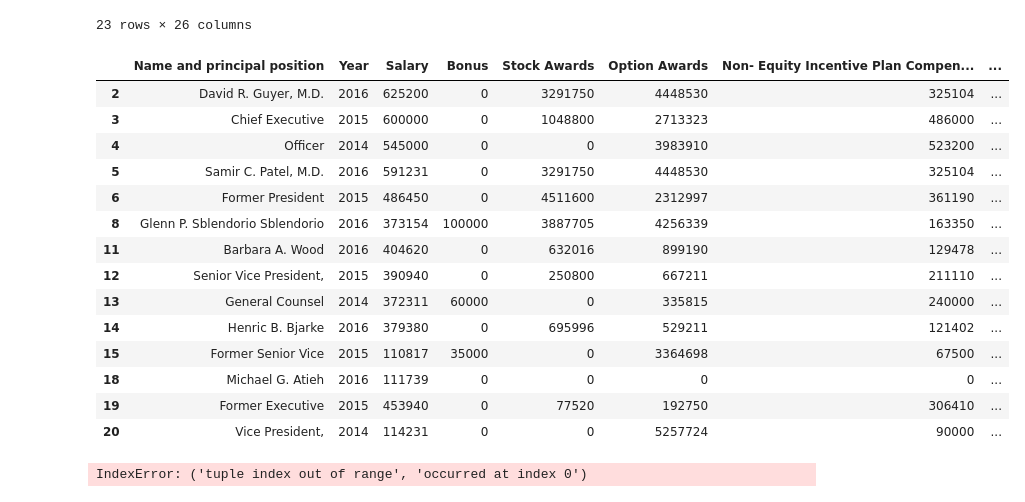
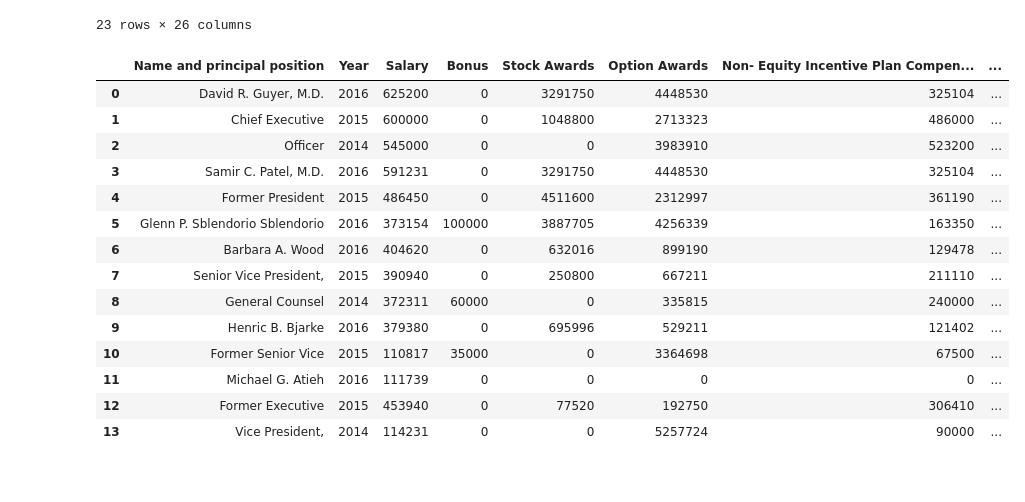
Before and after one commit to mooredj565/python_scripts, a Jupyter notebook: DEF14A Scraper.ipynb, the cells around one changed output. Cells and saved outputs as stored; diff of their text form; code cells hidden in the pictures.

```diff
--- a/DEF14A Scraper.ipynb
+++ b/DEF14A Scraper.ipynb
@@ -77,60 +82,56 @@ SCTo
 # %%
 #Table Formatting tests
 
-
+#initial format, take out nan rows/cols and squeeze nan left
 SCT = SCTo.apply(squeeze_nan_left, axis=1).dropna(axis = 0, how = 'all').dropna(axis = 1, how = 'all')
 
+#secondary format - fill dashes with 0s, remove symbols and parenthesis objects
 for i in range(0,SCT.shape[0]):
     for j in range(0,SCT.shape[1]):
         if type(SCT.iloc[i,j]) == str:
             if SCT.iloc[i,j] == "-" or SCT.iloc[i,j] == "—":
                 SCT.iloc[i,j] = 0
             elif '(' in SCT.iloc[i,j]:
                 tempstr = SCT.iloc[i,j].split("(")
                 tempstr2 = tempstr[0]
                 SCT.iloc[i,j] = tempstr2
             elif len(SCT.iloc[i,j]) < 2:
                 SCT.iloc[i,j] = np.nan
 
+#clean up again
 SCT = SCT.replace('', np.nan)
 SCT.iloc[:,0] = SCT.iloc[:,0].fillna(value = '')
 SCT = SCT.fillna(value = '')
 
+#correct for years that are bumped too far left
 for i in range(0,SCT.shape[0]):
     if SCT.iloc[i, SCT.shape[1]-1] == '':
         rightslip = ['',SCT.iloc[i]]
         rightslip = rightslip[:-1]
         SCT.iloc[i] = rightslip
 
+#clean up again
 SCT.replace('',np.nan,inplace = True)
 SCT = SCT.dropna()
 
+#update column names
 SCT = SCT.rename(columns=SCT.iloc[0]).drop(index = 1)
 
-#SCT.apply(filing_table_format)
-
-#SCT = SCT.stack()
-#type(SCT.iloc[3,4])
+SCT = SCT.reset_index(drop=True)
 SCT
 # %% [output]
 |  | Name and principal position | Year | Salary | Bonus | Stock Awards | Option Awards | Non- Equity Incentive Plan Compen... | ... |
-| 2 | David R. Guyer, M.D. | 2016 | 625200 | 0 | 3291750 | 4448530 | 325104 | ... |
-| 3 | Chief Executive | 2015 | 600000 | 0 | 1048800 | 2713323 | 486000 | ... |
-| 4 | Officer | 2014 | 545000 | 0 | 0 | 3983910 | 523200 | ... |
-| 5 | Samir C. Patel, M.D. | 2016 | 591231 | 0 | 3291750 | 4448530 | 325104 | ... |
-| 6 | Former President | 2015 | 486450 | 0 | 4511600 | 2312997 | 361190 | ... |
-| 8 | Glenn P. Sblendorio Sblendorio | 2016 | 373154 | 100000 | 3887705 | 4256339 | 163350 | ... |
-| 11 | Barbara A. Wood | 2016 | 404620 | 0 | 632016 | 899190 | 129478 | ... |
-| 12 | Senior Vice President, | 2015 | 390940 | 0 | 250800 | 667211 | 211110 | ... |
-| 13 | General Counsel | 2014 | 372311 | 60000 | 0 | 335815 | 240000 | ... |
-| 14 | Henric B. Bjarke | 2016 | 379380 | 0 | 695996 | 529211 | 121402 | ... |
-| 15 | Former Senior Vice | 2015 | 110817 | 35000 | 0 | 3364698 | 67500 | ... |
-| 18 | Michael G. Atieh | 2016 | 111739 | 0 | 0 | 0 | 0 | ... |
-| 19 | Former Executive | 2015 | 453940 | 0 | 77520 | 192750 | 306410 | ... |
-| 20 | Vice President, | 2014 | 114231 | 0 | 0 | 5257724 | 90000 | ... |
+| 0 | David R. Guyer, M.D. | 2016 | 625200 | 0 | 3291750 | 4448530 | 325104 | ... |
+| 1 | Chief Executive | 2015 | 600000 | 0 | 1048800 | 2713323 | 486000 | ... |
+| 2 | Officer | 2014 | 545000 | 0 | 0 | 3983910 | 523200 | ... |
+| 3 | Samir C. Patel, M.D. | 2016 | 591231 | 0 | 3291750 | 4448530 | 325104 | ... |
+| 4 | Former President | 2015 | 486450 | 0 | 4511600 | 2312997 | 361190 | ... |
+| 5 | Glenn P. Sblendorio Sblendorio | 2016 | 373154 | 100000 | 3887705 | 4256339 | 163350 | ... |
+| 6 | Barbara A. Wood | 2016 | 404620 | 0 | 632016 | 899190 | 129478 | ... |
+| 7 | Senior Vice President, | 2015 | 390940 | 0 | 250800 | 667211 | 211110 | ... |
+| 8 | General Counsel | 2014 | 372311 | 60000 | 0 | 335815 | 240000 | ... |
+| 9 | Henric B. Bjarke | 2016 | 379380 | 0 | 695996 | 529211 | 121402 | ... |
+| 10 | Former Senior Vice | 2015 | 110817 | 35000 | 0 | 3364698 | 67500 | ... |
+| 11 | Michael G. Atieh | 2016 | 111739 | 0 | 0 | 0 | 0 | ... |
+| 12 | Former Executive | 2015 | 453940 | 0 | 77520 | 192750 | 306410 | ... |
+| 13 | Vice President, | 2014 | 114231 | 0 | 0 | 5257724 | 90000 | ... |
-# %%
-SCT2 = SCTo.apply(squeeze_nan_left, axis=1).dropna(axis = 0, how = 'all').dropna(axis = 1, how = 'all')
-SCT2 = SCTo.apply(SCT_table_format)
-SCT2
-# %% [output]
-IndexError: ('tuple index out of range', 'occurred at index 0')
```
Also changed, not shown: parts of 6 cells of this notebook.
